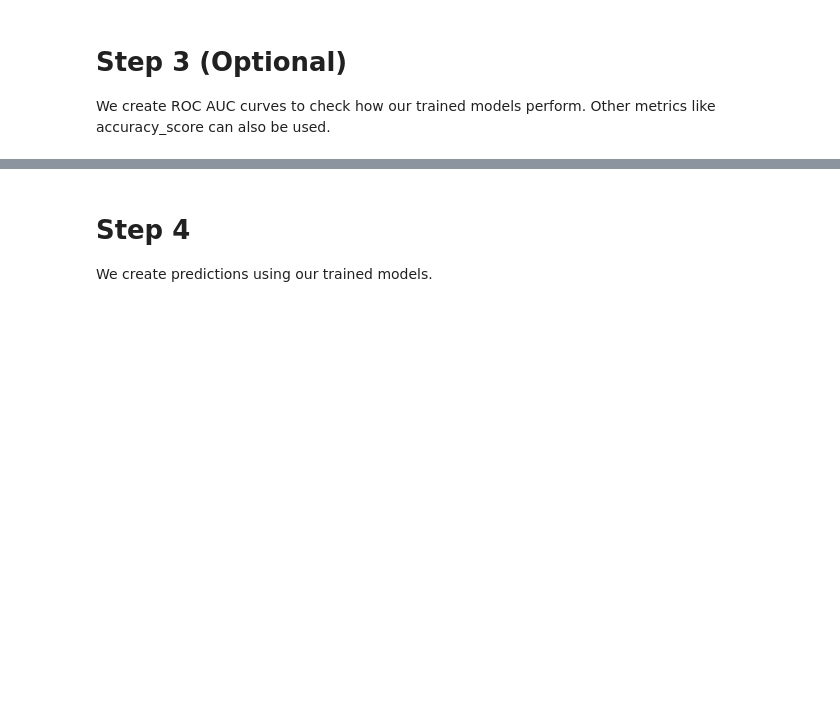
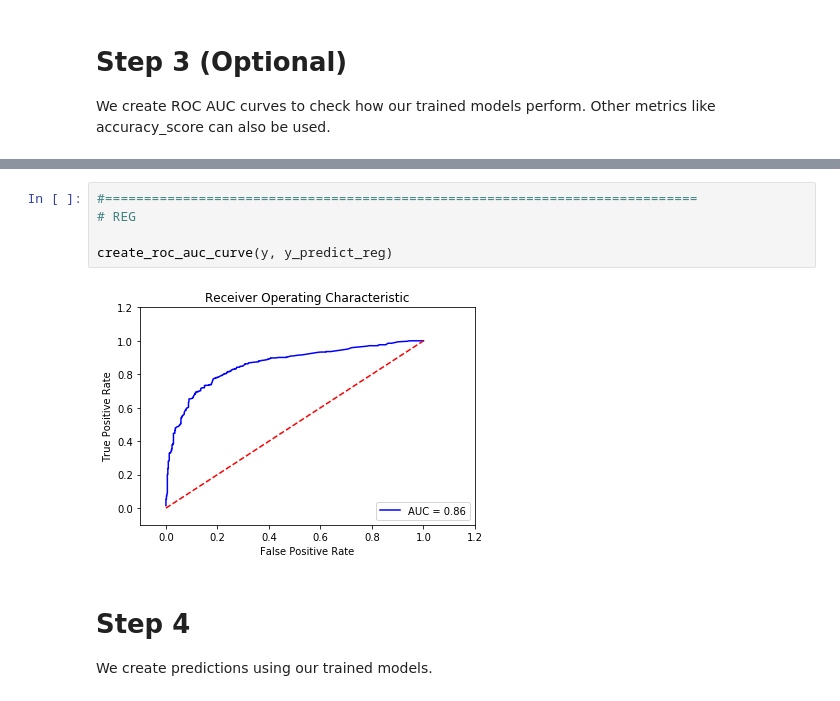
Before and after one commit to mlepicka/kaggle-Titanic-Machine-Learning-from-Disaster, a Jupyter notebook: titanic-stacking-rforest-0.79425.ipynb, the cells around one changed output, grey strips where cells are left out. Cells and saved outputs as stored; diff of their text form; blank space fills up the shorter version.

```diff
--- a/titanic-stacking-rforest-0.79425.ipynb
+++ b/titanic-stacking-rforest-0.79425.ipynb
@@ -244,3 +208,10 @@ plt.show()
+# %%
+#============================================================================
+# REG
+
+create_roc_auc_curve(y, y_predict_reg)
+# %% [output]
+[figure, added]
 # %% [markdown]
 # Step 4
 
```
Also changed, not shown: parts of 7 cells of this notebook.
